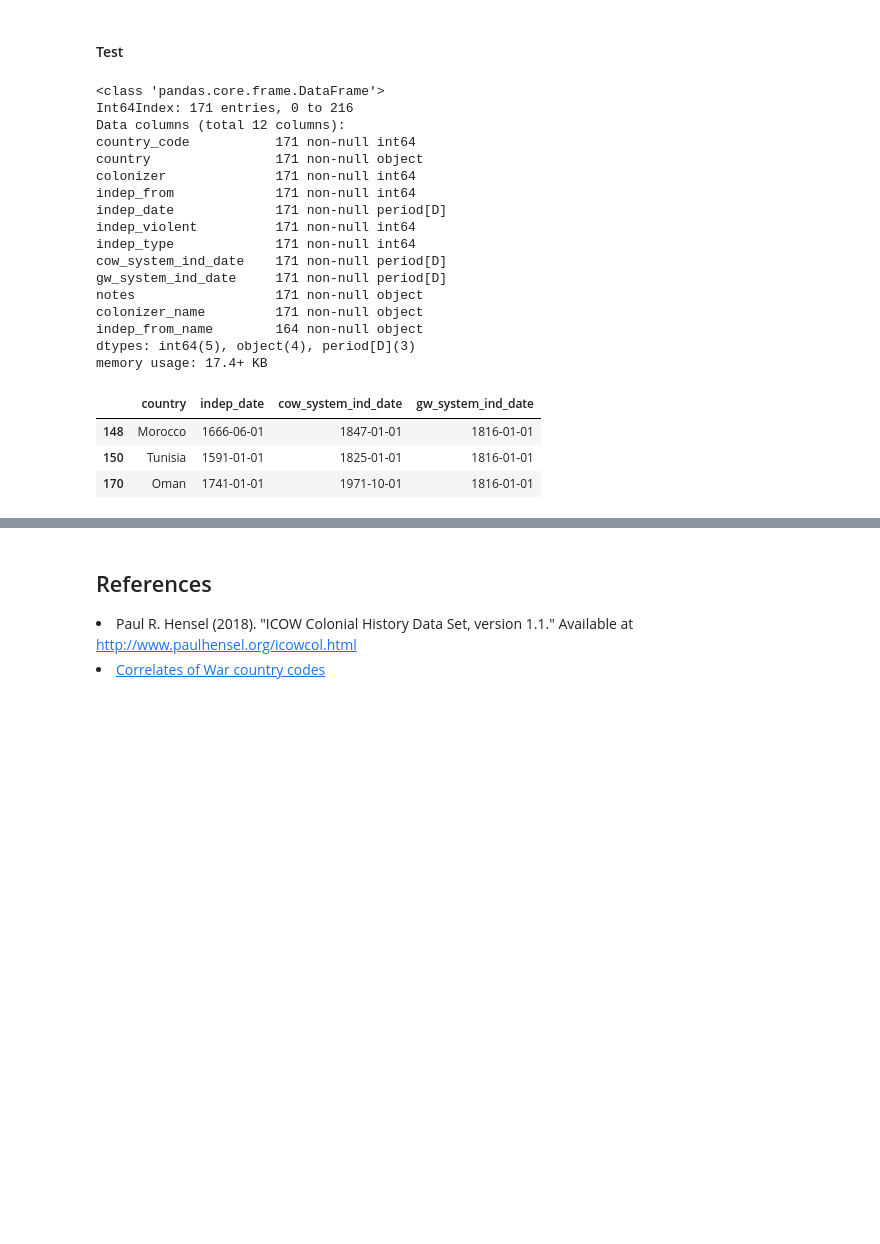
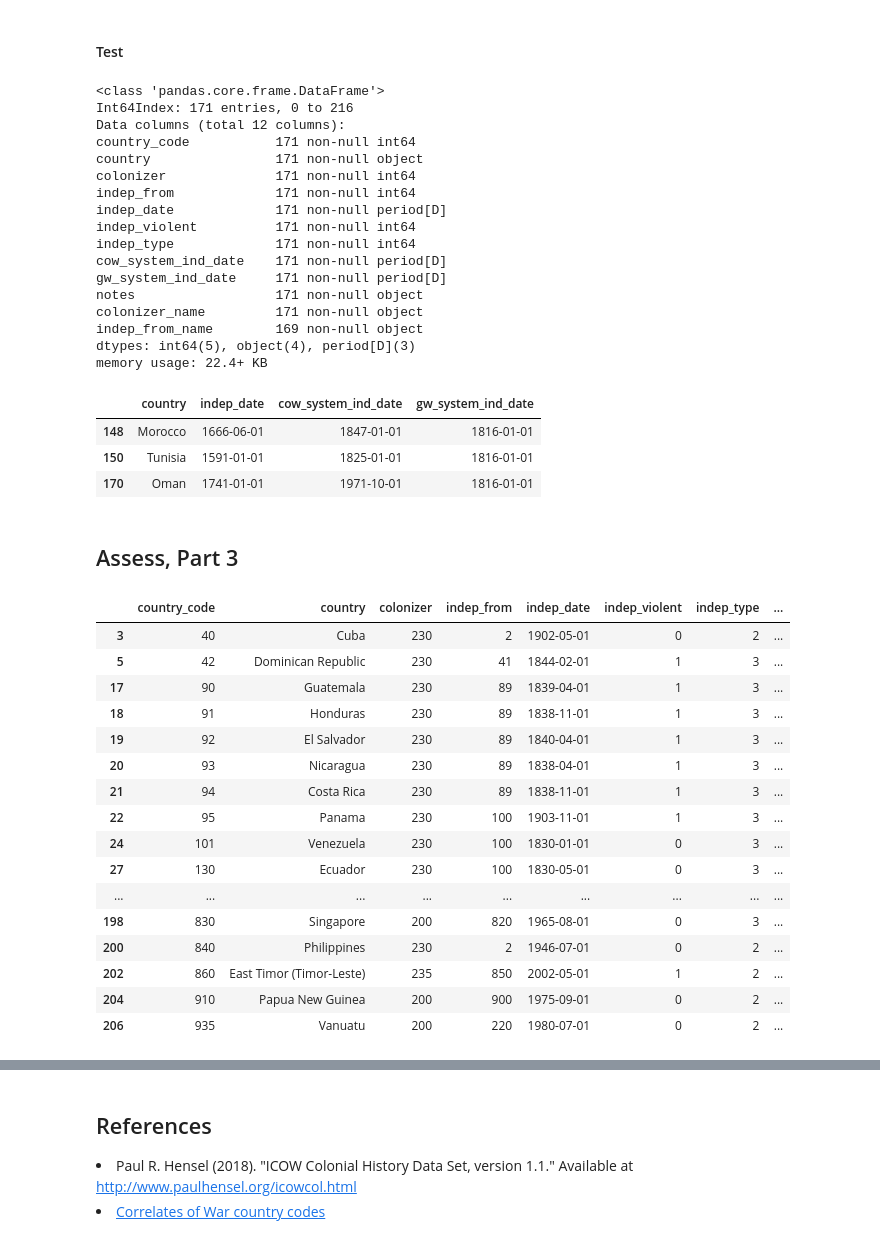
Before and after one commit to skustes/Former-Colonies, a Jupyter notebook: Former Colonies.ipynb, the cells around one changed output, grey strips where cells are left out. Cells and saved outputs as stored; diff of their text form; code cells hidden in the pictures; blank space fills up the shorter version.

Commit message:
Fixed kernel crashing problem due to improperly converted dates

```diff
--- a/Former Colonies.ipynb
+++ b/Former Colonies.ipynb
@@ -228,6 +232,9 @@ for column in columns:
     icow = icow.join( country_codes['country_name'], on=column )
     new_column_name = column + '_name'
     icow.rename( columns={'country_name': new_column_name}, inplace=True )
+# %%
+indexes = icow.query( 'indep_from == 89' ).index.tolist()
+icow.loc[ indexes, 'indep_from_name' ] = 'Federal Republic of Central America'
 # %% [markdown]
 #### Test
 # %%
@@ -276,11 +302,18 @@ Note: I originally attempted a conversion to datetime, but datetime has a limita
 # Conversion function to create Time Period, copied without modification from Pandas documentation linked in the cell above
 def conv(x):
     return pd.Period( year=x // 10000, month=x // 100 % 100, day=x % 100, freq='D' )
+
+# -9 entries in date columns cause problems with the dataframe after conversion to Period
+# This sets them to a valid far past date of 000101
+def fix_dates(x):
+    return '000101' if x == -9 else x
 # %%
-# Dates contain only year and month in form YYYYMM
-# First, append an '01' to create format YYYYMMDD, then apply conversion function
+# Convert string representations of date to Time Period
+# First, apply fix_dates function to each column to ensure missing data converts properly (-9 in the original dataset)
+# Then append '01' to create format YYYYMMDD (dataset contains only YYYYMM), then apply conversion function
 columns = ['indep_date', 'cow_system_ind_date', 'gw_system_ind_date']
 for column in columns:
+    icow[column] = icow[column].apply(fix_dates)
     icow[column] = ( icow[column].astype('str') + '01' ).astype('int').apply(conv)
 # %% [markdown]
 #### Test
@@ -301,7 +334,7 @@ cow_system_ind_date    171 non-null period[D]
 gw_system_ind_date     171 non-null period[D]
 notes                  171 non-null object
 colonizer_name         171 non-null object
-indep_from_name        164 non-null object
+indep_from_name        169 non-null object
 dtypes: int64(5), object(4), period[D](3)
-memory usage: 17.4+ KB
+memory usage: 22.4+ KB
 # %%
@@ -312,3 +345,26 @@ icow[ icow.index.isin( [148,150,170] ) ][['country','indep_date','cow_system_ind
 | 148 | Morocco | 1666-06-01 | 1847-01-01 | 1816-01-01 |
 | 150 | Tunisia | 1591-01-01 | 1825-01-01 | 1816-01-01 |
 | 170 | Oman | 1741-01-01 | 1971-10-01 | 1816-01-01 |
+# %% [markdown]
+<a id='assess3'></a>
+## Assess, Part 3
+# %%
+icow[ icow['colonizer'] != icow['indep_from'] ]
+# %% [output]
+|  | country_code | country | colonizer | indep_from | indep_date | indep_violent | indep_type | ... |
+| 3 | 40 | Cuba | 230 | 2 | 1902-05-01 | 0 | 2 | ... |
+| 5 | 42 | Dominican Republic | 230 | 41 | 1844-02-01 | 1 | 3 | ... |
+| 17 | 90 | Guatemala | 230 | 89 | 1839-04-01 | 1 | 3 | ... |
+| 18 | 91 | Honduras | 230 | 89 | 1838-11-01 | 1 | 3 | ... |
+| 19 | 92 | El Salvador | 230 | 89 | 1840-04-01 | 1 | 3 | ... |
+| 20 | 93 | Nicaragua | 230 | 89 | 1838-04-01 | 1 | 3 | ... |
+| 21 | 94 | Costa Rica | 230 | 89 | 1838-11-01 | 1 | 3 | ... |
+| 22 | 95 | Panama | 230 | 100 | 1903-11-01 | 1 | 3 | ... |
+| 24 | 101 | Venezuela | 230 | 100 | 1830-01-01 | 0 | 3 | ... |
+| 27 | 130 | Ecuador | 230 | 100 | 1830-05-01 | 0 | 3 | ... |
+| ... | ... | ... | ... | ... | ... | ... | ... | ... |
+| 198 | 830 | Singapore | 200 | 820 | 1965-08-01 | 0 | 3 | ... |
+| 200 | 840 | Philippines | 230 | 2 | 1946-07-01 | 0 | 2 | ... |
+| 202 | 860 | East Timor (Timor-Leste) | 235 | 850 | 2002-05-01 | 1 | 2 | ... |
+| 204 | 910 | Papua New Guinea | 200 | 900 | 1975-09-01 | 0 | 2 | ... |
+| 206 | 935 | Vanuatu | 200 | 220 | 1980-07-01 | 0 | 2 | ... |
```
Also changed, not shown: parts of 13 cells of this notebook.
